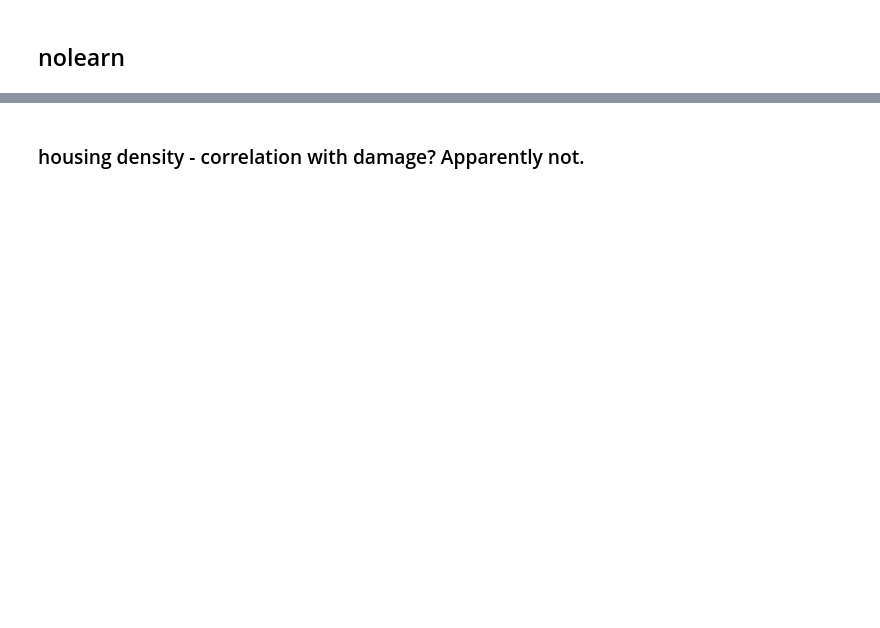
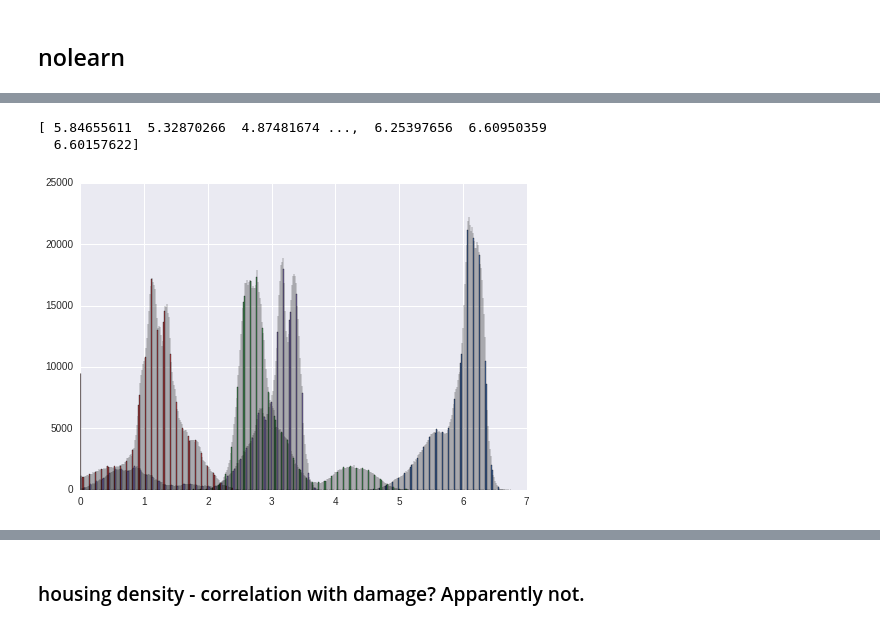
Before and after one commit to IJDykeman/storm_damage_prediction, a Jupyter notebook: tsne_and_dataviz.ipynb, the cells around one changed output, grey strips where cells are left out. Drawn from its saved outputs; the diff is of its cells as text; code cells hidden in the pictures; blank space fills up the shorter version.

```diff
--- a/tsne_and_dataviz.ipynb
+++ b/tsne_and_dataviz.ipynb
@@ -45,7 +43,7 @@ hcad_data = [
     load_dataset("/home/isaac/Dropbox/data_for_brian/hcad_features/hcad_df_1000.hd")
 ]
 
-hcad = load_dataset("/home/isaac/Dropbox/data_for_brian/hcad_features/hcad_df_200.hd")
+hcad = load_dataset("/home/isaac/Dropbox/data_for_brian/hcad_features/hcad_df_100.hd")
 # hcad = hcad[['hcad', 'mean_accrued_depr_pct', 'mean_bld_val', 'mean_land_val','mean_quality','mean_rcnld', 'mean_tot_mkt_val','mean_year_built','mean_year_remodeled']]
 META = load_dataset("/home/isaac/Dropbox/data_for_brian/meta/df_meta.hd")
 WIND = load_dataset("/home/isaac/Dropbox/data_for_brian/wind_features/hcad_interp_withoutpartial_rad200_hist16x16.mat.hd")
@@ -682,0 +578,9 @@ Predicted: [[ 0.20616169]]
+# %%
+hidden_activations = lasagne.layers.get_output(net1.get_all_layers()[1], hcad).eval()
+print((hidden_activations.T[0]))
+plt.hist(hidden_activations, bins = 500)
+plt.show()
+# %% [output]
+[ 5.84655611  5.32870266  4.87481674 ...,  6.25397656  6.60950359
+  6.60157622]
+[figure, added]
```
Also changed, not shown: parts of 15 cells of this notebook, 8 other files.
